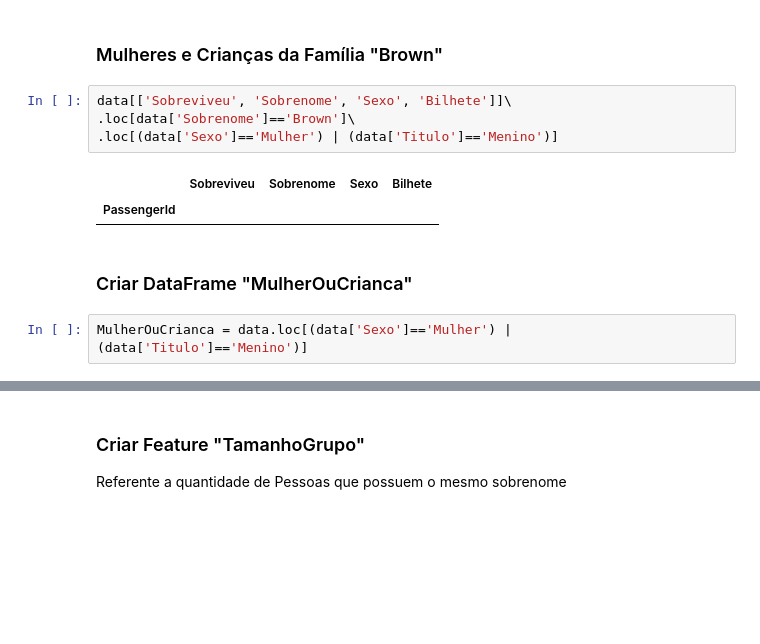
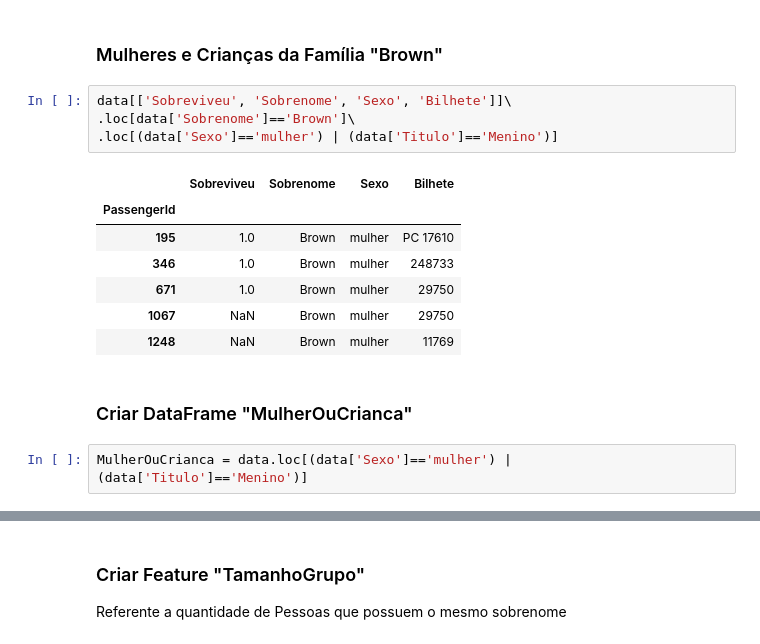
Before and after one commit to leonhardc/Data-Science-e-Machine-Learning-com-Estat-stica-e-Python, a Jupyter notebook: Recursos/11 - Classificacao - Tecnicas Avancadas de ML/Classificacao Tecnicas Avancadas de ML - Vazio.ipynb, the cells around one changed output, grey strips where cells are left out. Drawn from its saved outputs; the diff is of its cells as text; blank space fills up the shorter version.

```diff
--- a/Recursos/11 - Classificacao - Tecnicas Avancadas de ML/Classificacao Tecnicas Avancadas de ML - Vazio.ipynb
+++ b/Recursos/11 - Classificacao - Tecnicas Avancadas de ML/Classificacao Tecnicas Avancadas de ML - Vazio.ipynb
@@ -656,11 +670,16 @@ data[['Sobreviveu', 'Sobrenome', 'Titulo', 'Bilhete']]\
 # %%
 data[['Sobreviveu', 'Sobrenome', 'Sexo', 'Bilhete']]\
 .loc[data['Sobrenome']=='Brown']\
-.loc[(data['Sexo']=='Mulher') | (data['Titulo']=='Menino')]
+.loc[(data['Sexo']=='mulher') | (data['Titulo']=='Menino')]
 # %% [output]
 |  | Sobreviveu | Sobrenome | Sexo | Bilhete |
 | PassengerId |  |  |  |  |
+| 195 | 1.0 | Brown | mulher | PC 17610 |
+| 346 | 1.0 | Brown | mulher | 248733 |
+| 671 | 1.0 | Brown | mulher | 29750 |
+| 1067 | NaN | Brown | mulher | 29750 |
+| 1248 | NaN | Brown | mulher | 11769 |
 # %% [markdown]
 ### Criar DataFrame "MulherOuCrianca"
 # %%
-MulherOuCrianca = data.loc[(data['Sexo']=='Mulher') | (data['Titulo']=='Menino')]
+MulherOuCrianca = data.loc[(data['Sexo']=='mulher') | (data['Titulo']=='Menino')]
```
Also changed, not shown: parts of 11 cells of this notebook.
